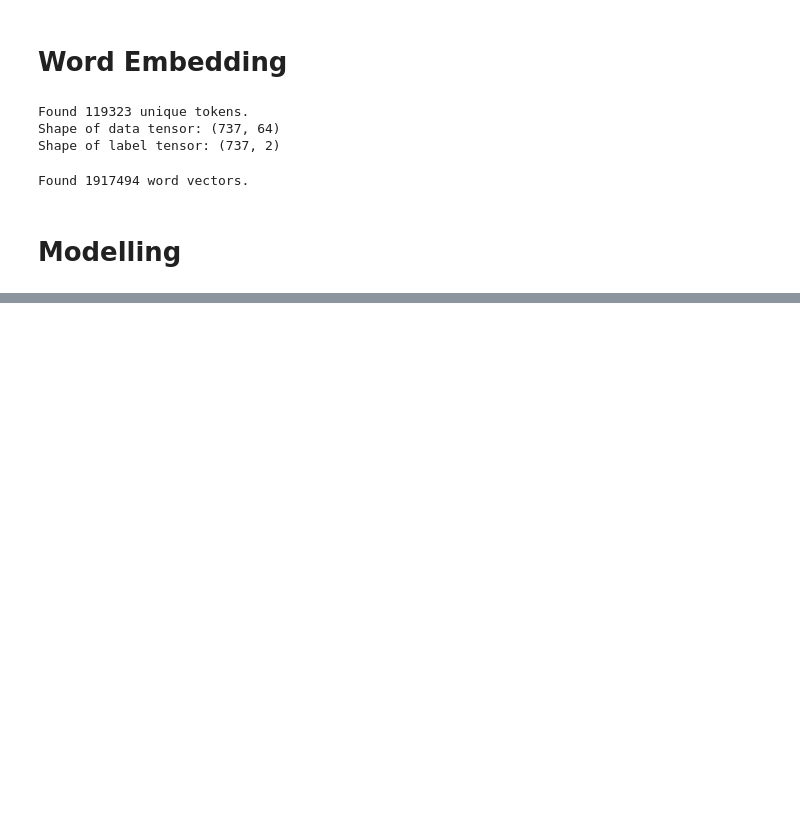
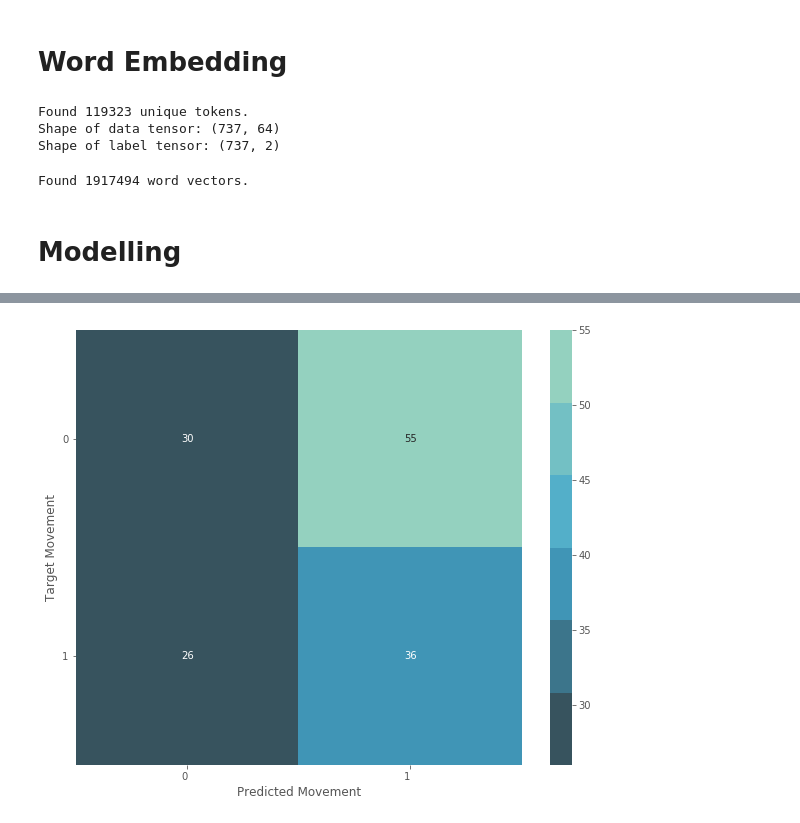
Before and after one commit to penguinwang96825/Made-with-ML-Incubator-Project, a Jupyter notebook: notebook/Non-aggregated CNN Model.ipynb, the cells around one changed output, grey strips where cells are left out. Drawn from its saved outputs; the diff is of its cells as text; code cells hidden in the pictures; blank space fills up the shorter version.

```diff
--- a/notebook/Non-aggregated CNN Model.ipynb
+++ b/notebook/Non-aggregated CNN Model.ipynb
@@ -116,6 +119,8 @@ x_train = data[:-nb_validation_samples]
 y_train = labels[:-nb_validation_samples]
 x_val = data[-nb_validation_samples:]
 y_val = labels[-nb_validation_samples:]
+x_test = x_val[-int(len(x_val)/2):]
+y_test = y_val[-int(len(x_val)/2):]
 # %% [output]
 Found 119323 unique tokens.
 Shape of data tensor: (737, 64)
@@ -268,0 +278,4 @@ plot_history(history)
+# %%
+y_pred = model.predict(x_test)
+y_pred = np.argmax(y_pred, axis=1)
+y_test = np.argmax(y_test, axis=1)
@@ -268,0 +293,15 @@ plot_history(history)
+# %%
+def plot_confusion_matrix(y_test, y_pred):
+    cm = confusion_matrix(y_test, y_pred)
+    df_cm = pd.DataFrame(cm)
+    plt.figure(figsize=(10, 8))
+    hmap = sns.heatmap(cm, annot=True, fmt="d", cmap=sns.color_palette("GnBu_d"))
+    hmap.yaxis.set_ticklabels(hmap.yaxis.get_ticklabels(), rotation=0, ha="right")
+    hmap.xaxis.set_ticklabels(hmap.xaxis.get_ticklabels(), rotation=0, ha="right")
+    plt.xlabel("Predicted Movement")
+    plt.ylabel("Target Movement")
+    plt.show()
+# %%
+plot_confusion_matrix(y_test, y_pred)
+# %% [output]
+[figure, added]
```
Also changed, not shown: parts of 8 cells of this notebook.
